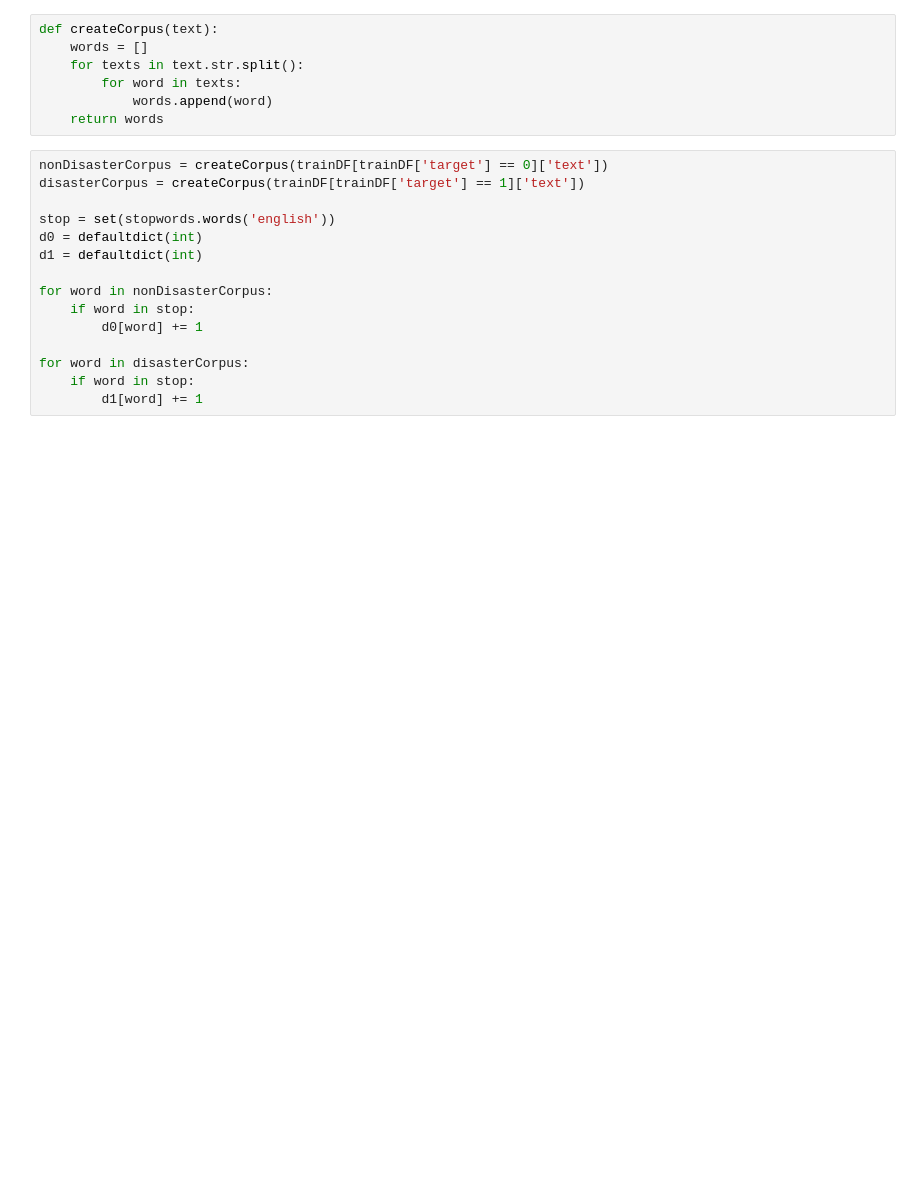
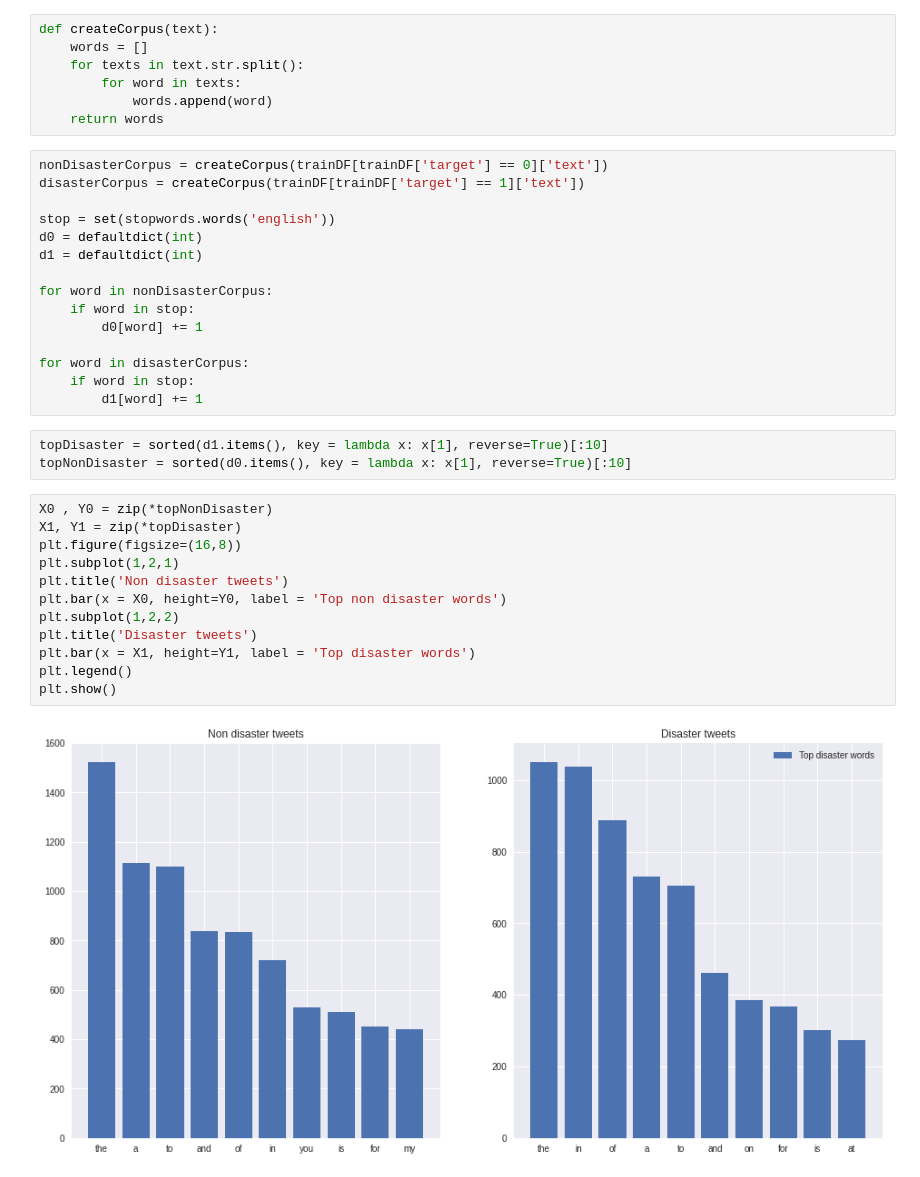
Before and after one commit to RodrigoSoares256/NLP, a Jupyter notebook: disasterTweets.ipynb, the cells around one changed output. Drawn from its saved outputs; the diff is of its cells as text; blank space fills up the shorter version.

```diff
--- a/disasterTweets.ipynb
+++ b/disasterTweets.ipynb
@@ -248,3 +261,20 @@ for word in nonDisasterCorpus:
 for word in disasterCorpus:
     if word in stop:
         d1[word] += 1
+# %%
+topDisaster = sorted(d1.items(), key = lambda x: x[1], reverse=True)[:10]
+topNonDisaster = sorted(d0.items(), key = lambda x: x[1], reverse=True)[:10]
+# %%
+X0 , Y0 = zip(*topNonDisaster)
+X1, Y1 = zip(*topDisaster)
+plt.figure(figsize=(16,8))
+plt.subplot(1,2,1)
+plt.title('Non disaster tweets')
+plt.bar(x = X0, height=Y0, label = 'Top non disaster words')
+plt.subplot(1,2,2)
+plt.title('Disaster tweets')
+plt.bar(x = X1, height=Y1, label = 'Top disaster words')
+plt.legend()
+plt.show()
+# %% [output]
+[figure, added]
```
Also changed, not shown: parts of 37 cells of this notebook.
